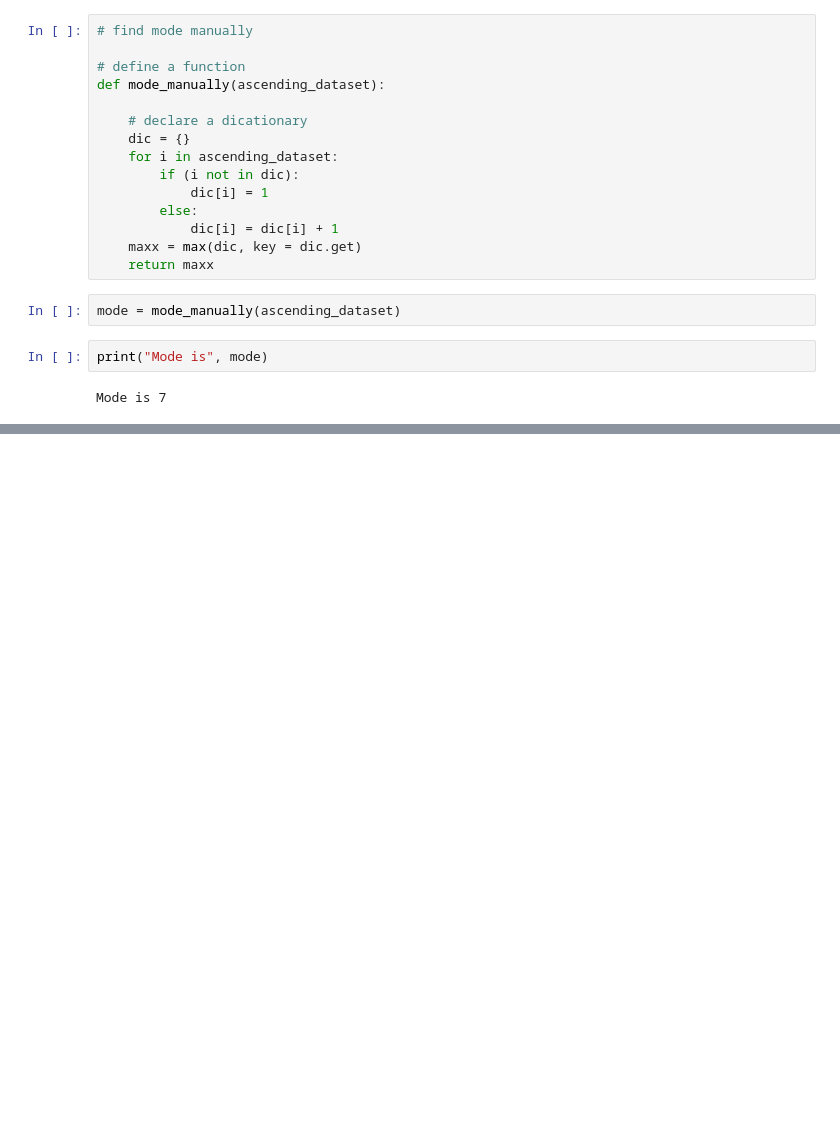
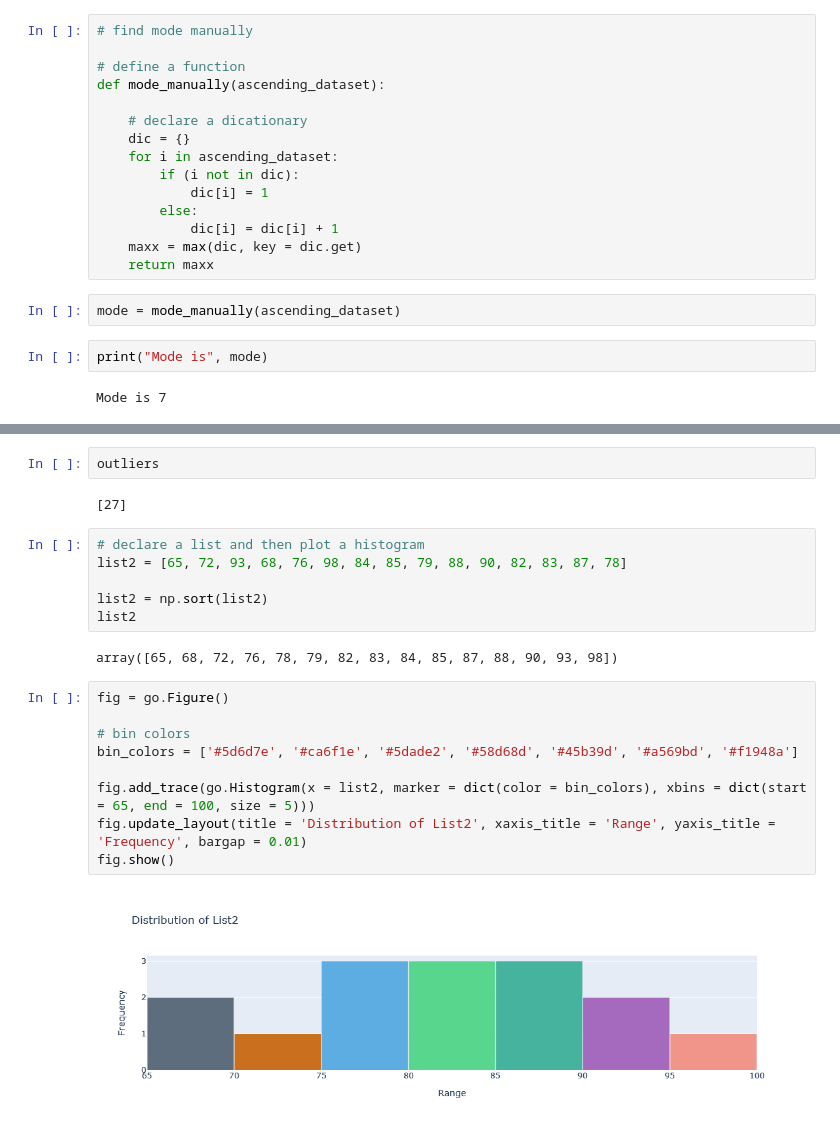
Before and after one commit to arfan64shah/Data_Science, a Jupyter notebook: Statistics1.ipynb, the cells around one changed output, grey strips where cells are left out. Drawn from its saved outputs; the diff is of its cells as text; blank space fills up the shorter version.

```diff
--- a/Statistics1.ipynb
+++ b/Statistics1.ipynb
@@ -51,0 +130,23 @@ Mode is 7
+# %%
+outliers
+# %% [output]
+[27]
+# %%
+# declare a list and then plot a histogram
+list2 = [65, 72, 93, 68, 76, 98, 84, 85, 79, 88, 90, 82, 83, 87, 78]
+
+list2 = np.sort(list2)
+list2
+# %% [output]
+array([65, 68, 72, 76, 78, 79, 82, 83, 84, 85, 87, 88, 90, 93, 98])
+# %%
+fig = go.Figure()
+
+# bin colors
+bin_colors = ['#5d6d7e', '#ca6f1e', '#5dade2', '#58d68d', '#45b39d', '#a569bd', '#f1948a']
+
+fig.add_trace(go.Histogram(x = list2, marker = dict(color = bin_colors), xbins = dict(start = 65, end = 100, size = 5)))
+fig.update_layout(title = 'Distribution of List2', xaxis_title = 'Range', yaxis_title = 'Frequency', bargap = 0.01)
+fig.show()
+# %% [output]
+[figure, added]
```
Also changed, not shown: parts of 13 cells of this notebook.
